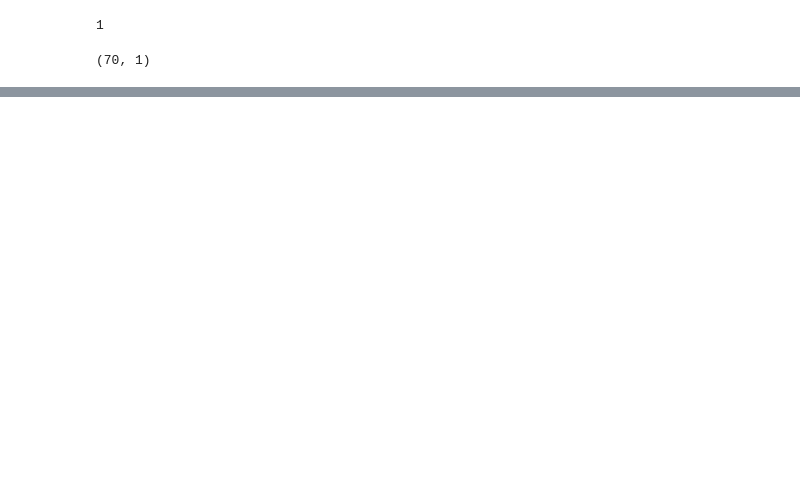
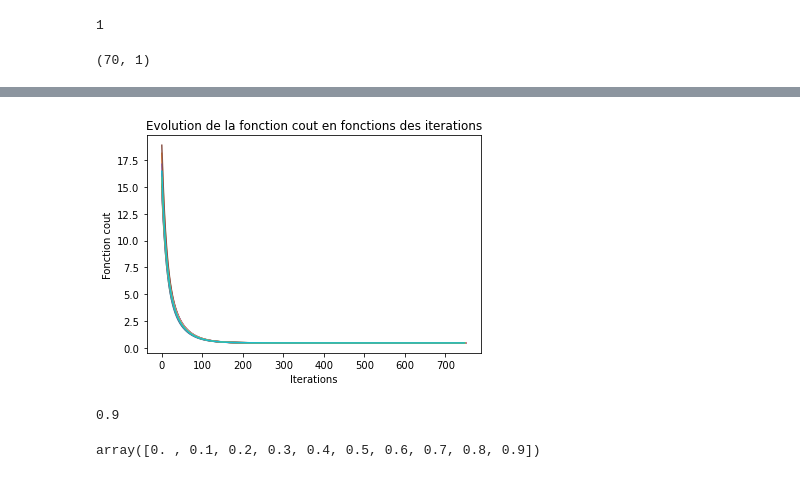
Before and after one commit to mouhagaye/ProjetPythonSIGMA, a Jupyter notebook: Projet Python Descent Gradient.ipynb, the cells around one changed output, grey strips where cells are left out. Drawn from its saved outputs; the diff is of its cells as text; code cells hidden in the pictures; blank space fills up the shorter version.

```diff
--- a/Projet Python Descent Gradient.ipynb
+++ b/Projet Python Descent Gradient.ipynb
@@ -623,3 +727,23 @@ g.fit(X_train,y_train)
+# %%
+maxi = 0
+best = 0
+for i in lambd:
+    g.fit(X_train,y_train, lambd = i)
+    y_pred = g.predict(X_test)
+    score = g.rmse(y_pred, y_test)
+    if score > maxi:
+        maxi = score
+    best = i
+# %% [output]
+[figure, added]
+# %%
+best
+# %% [output]
+0.9
+# %%
+lambd
+# %% [output]
+array([0. , 0.1, 0.2, 0.3, 0.4, 0.5, 0.6, 0.7, 0.8, 0.9])
 # %%
 slope , intercept = g.parameters_[0][0],  g.parameters_[1][0]
 # %%
```
Also changed, not shown: parts of 23 cells of this notebook, 2 other files.
